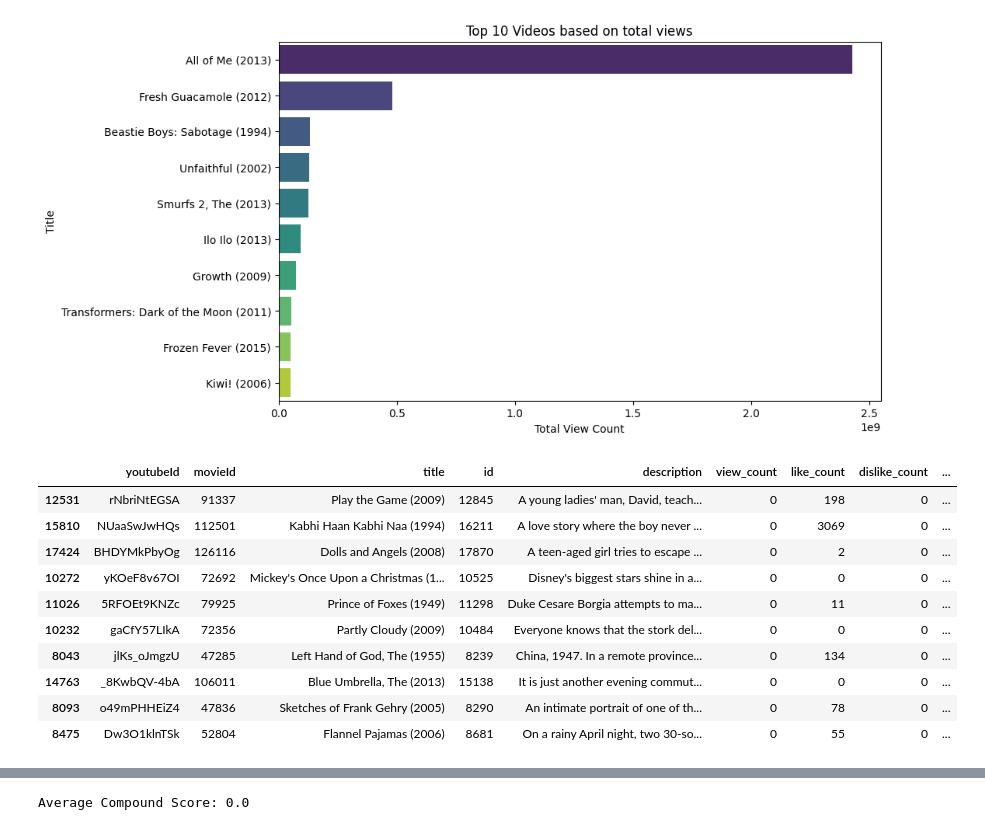
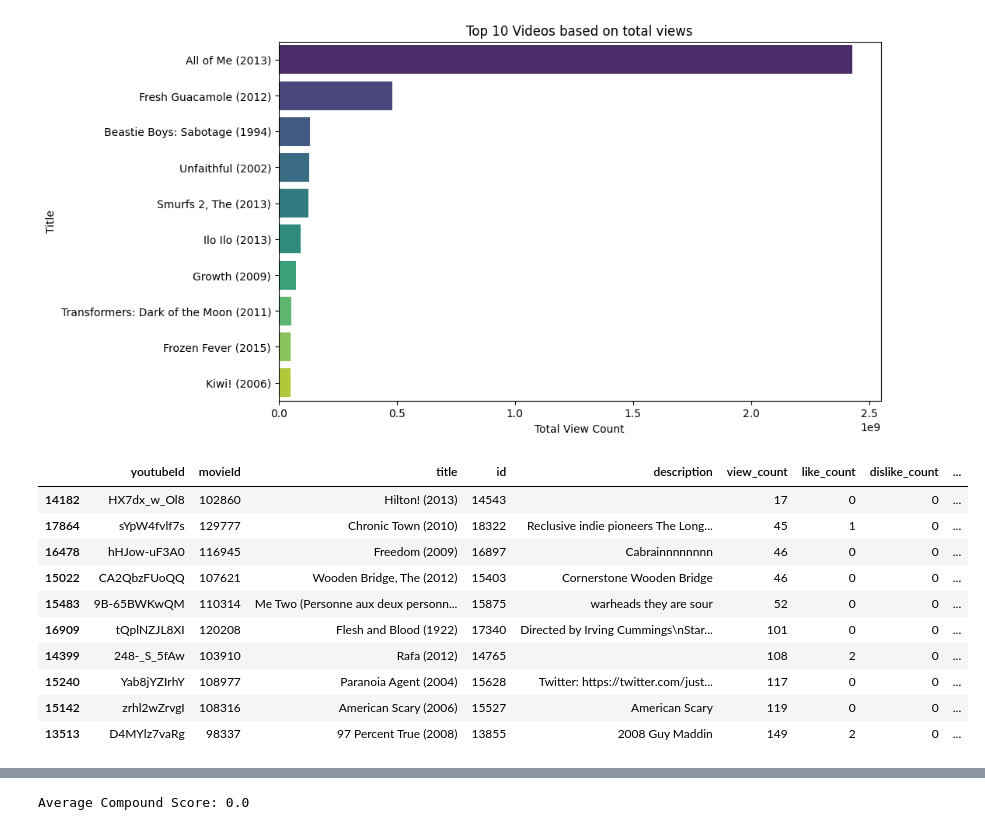
Before and after one commit to Shreyabaral/SocialMediaAnalytics, a Jupyter notebook: youtube_data_analysis.ipynb, the cells around one changed output, grey strips where cells are left out. Cells and saved outputs as stored; diff of their text form; code cells hidden in the pictures.

```diff
--- a/youtube_data_analysis.ipynb
+++ b/youtube_data_analysis.ipynb
@@ -55,20 +55,3 @@ results_df.head()
 | 2 | 1 | 3LPANjHlPxo | Jumanji Trailer 1995\nDirector: J... | 199331 | 286 | 0 | 0 | PT2M48S | ... |
 | 3 | 2 | rEnOoWs3FuA | The more things change, the more ... | 224758 | 221 | 0 | 13 | PT1M52S | ... |
 | 4 | 3 | j9xml1CxgXI | Whitney Houston and Angela Basset... | 438325 | 0 | 0 | 0 | PT2M40S | ... |
-# %%
-'''
-results = []
-count=0
-for video_id in tqdm(data['youtubeId'][:50], desc="Processing Videos", unit="video"):
-
-    video_data = get_youtube_data(video_id)
-    if video_data:
-        results.append(video_data)
-        time.sleep(1)
-    else:
-      count+=1
-
-
-print(count)
-results_df = pd.DataFrame(results)
-'''
@@ -143,19 +156,25 @@ plt.show()
 [figure]
 # %%
 #A list of bottom 10 videos based on the total views
-results_df.sort_values(by='view_count', ascending=False).tail(10)
+
+# Filter the DataFrame for view_count greater than 0
+filtered_df = results_df[results_df['view_count'] > 0]
+
+# Sort the filtered DataFrame by view_count in ascending order and get the bottom 10
+bottom_10_videos = filtered_df.sort_values(by='view_count', ascending=True).head(10)
+bottom_10_videos.head(10)
 # %% [output]
 |  | youtubeId | movieId | title | id | description | view_count | like_count | dislike_count | ... |
-| 12531 | rNbriNtEGSA | 91337 | Play the Game (2009) | 12845 | A young ladies' man, David, teach... | 0 | 198 | 0 | ... |
-| 15810 | NUaaSwJwHQs | 112501 | Kabhi Haan Kabhi Naa (1994) | 16211 | A love story where the boy never ... | 0 | 3069 | 0 | ... |
-| 17424 | BHDYMkPbyOg | 126116 | Dolls and Angels (2008) | 17870 | A teen-aged girl tries to escape ... | 0 | 2 | 0 | ... |
-| 10272 | yKOeF8v67OI | 72692 | Mickey's Once Upon a Christmas (1... | 10525 | Disney's biggest stars shine in a... | 0 | 0 | 0 | ... |
-| 11026 | 5RFOEt9KNZc | 79925 | Prince of Foxes (1949) | 11298 | Duke Cesare Borgia attempts to ma... | 0 | 11 | 0 | ... |
-| 10232 | gaCfY57LIkA | 72356 | Partly Cloudy (2009) | 10484 | Everyone knows that the stork del... | 0 | 0 | 0 | ... |
-| 8043 | jlKs_oJmgzU | 47285 | Left Hand of God, The (1955) | 8239 | China, 1947. In a remote province... | 0 | 134 | 0 | ... |
-| 14763 | _8KwbQV-4bA | 106011 | Blue Umbrella, The (2013) | 15138 | It is just another evening commut... | 0 | 0 | 0 | ... |
-| 8093 | o49mPHHEiZ4 | 47836 | Sketches of Frank Gehry (2005) | 8290 | An intimate portrait of one of th... | 0 | 78 | 0 | ... |
-| 8475 | Dw3O1klnTSk | 52804 | Flannel Pajamas (2006) | 8681 | On a rainy April night, two 30-so... | 0 | 55 | 0 | ... |
+| 14182 | HX7dx_w_Ol8 | 102860 | Hilton! (2013) | 14543 |  | 17 | 0 | 0 | ... |
+| 17864 | sYpW4fvlf7s | 129777 | Chronic Town (2010) | 18322 | Reclusive indie pioneers The Long... | 45 | 1 | 0 | ... |
+| 16478 | hHJow-uF3A0 | 116945 | Freedom (2009) | 16897 | Cabrainnnnnnnn | 46 | 0 | 0 | ... |
+| 15022 | CA2QbzFUoQQ | 107621 | Wooden Bridge, The (2012) | 15403 | Cornerstone Wooden Bridge | 46 | 0 | 0 | ... |
+| 15483 | 9B-65BWKwQM | 110314 | Me Two (Personne aux deux personn... | 15875 | warheads they are sour | 52 | 0 | 0 | ... |
+| 16909 | tQplNZJL8XI | 120208 | Flesh and Blood (1922) | 17340 | Directed by Irving Cummings\nStar... | 101 | 0 | 0 | ... |
+| 14399 | 248-_S_5fAw | 103910 | Rafa (2012) | 14765 |  | 108 | 2 | 0 | ... |
+| 15240 | Yab8jYZIrhY | 108977 | Paranoia Agent (2004) | 15628 | Twitter: https://twitter.com/just... | 117 | 0 | 0 | ... |
+| 15142 | zrhl2wZrvgI | 108316 | American Scary (2006) | 15527 | American Scary | 119 | 0 | 0 | ... |
+| 13513 | D4MYlz7vaRg | 98337 | 97 Percent True (2008) | 13855 | 2008 Guy Maddin | 149 | 2 | 0 | ... |
 # %%
 #bar diagram of bottom 10 videos based on total views
 plt.figure(figsize=(10, 6))
```
Also changed, not shown: parts of 8 cells of this notebook.
